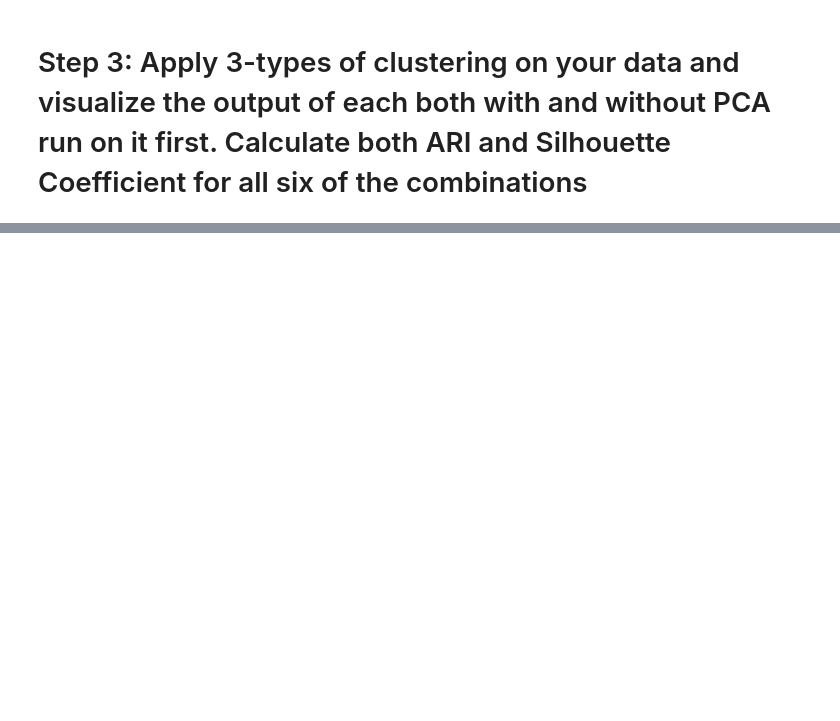
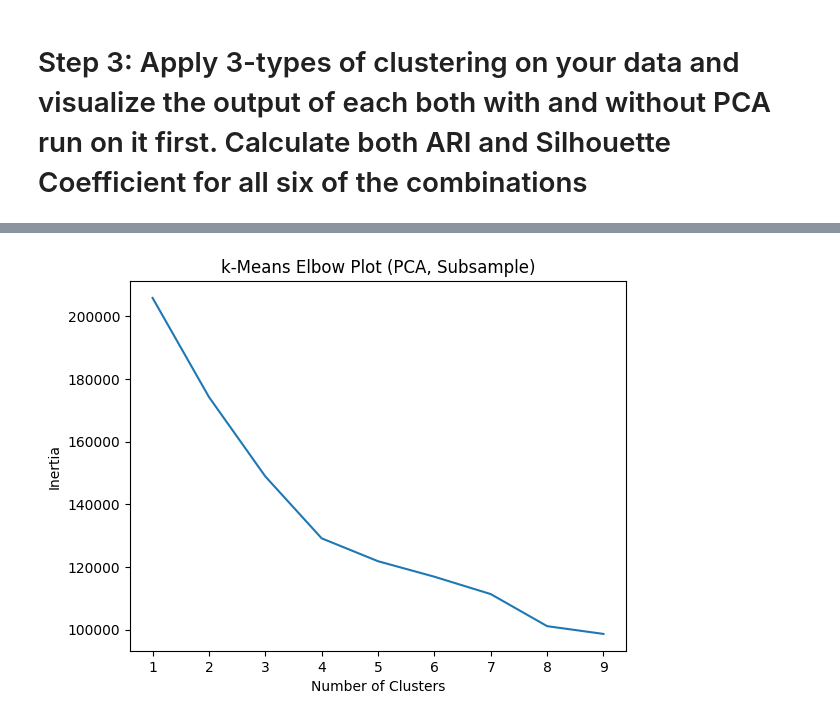
Before and after one commit to stephaniediamond3/DATA71200, a Jupyter notebook: Project_3.ipynb, the cells around one changed output, grey strips where cells are left out. Cells and saved outputs as stored; diff of their text form; code cells hidden in the pictures; blank space fills up the shorter version.

```diff
--- a/Project_3.ipynb
+++ b/Project_3.ipynb
@@ -174,0 +177,7 @@ subsample = X_train_df.sample(n=10000, random_state=66)
+# %%
+from sklearn.decomposition import PCA
+
+pca_95 = PCA(n_components=0.95)
+
+X_train_pca = pca_95.fit_transform(subsample)
+print("Number of components to explain ≥95% variance:", pca_95.n_components_)
@@ -585,0 +286,18 @@ Overall, tuning changed the model's behavior, but did not overcome the severe cl
+# %%
+# apply PCA to the subsample, using PCA fit earlier
+X_sub_pca = pca_95.transform(sub_val)
+
+# elbow visualization
+inertiaVals = {}
+
+for k in range(1, 10):
+    kmeansK = KMeans(n_clusters=k, max_iter=1000).fit(X_sub_pca)
+    inertiaVals[k] = kmeansK.inertia_
+plt.figure()
+plt.plot(list(inertiaVals.keys()), list(inertiaVals.values()))
+plt.xlabel("Number of Clusters")
+plt.ylabel("Inertia")
+plt.title("k-Means Elbow Plot (PCA, Subsample)")
+plt.show()
+# %% [output]
+[figure, added]
```
Also changed, not shown: parts of 58 cells of this notebook.
